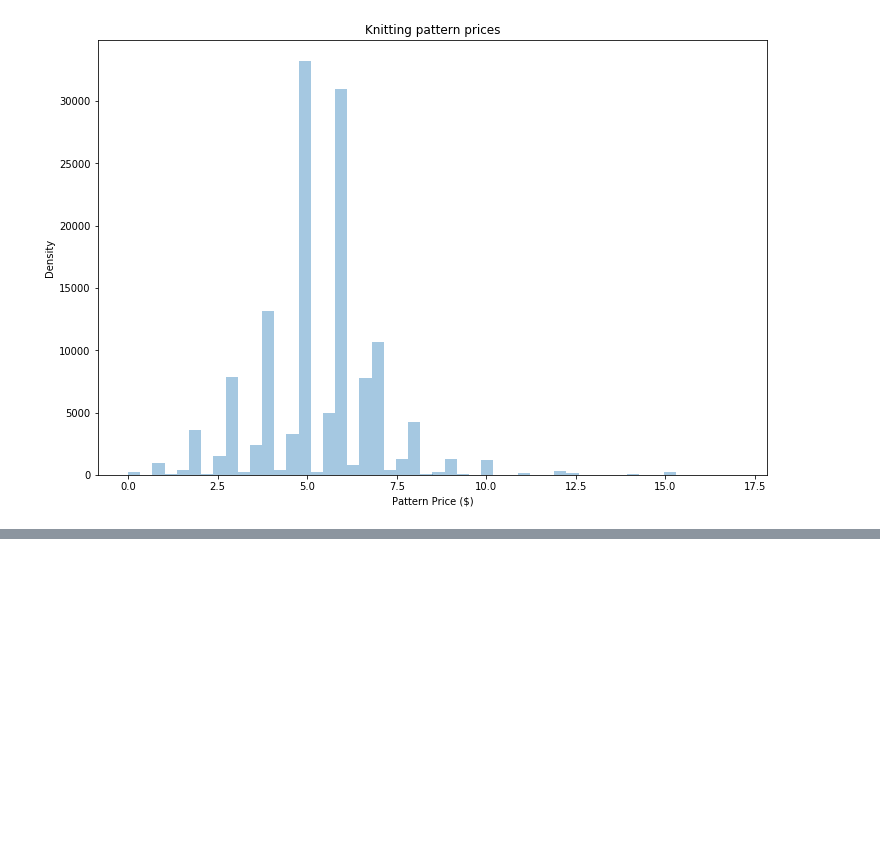
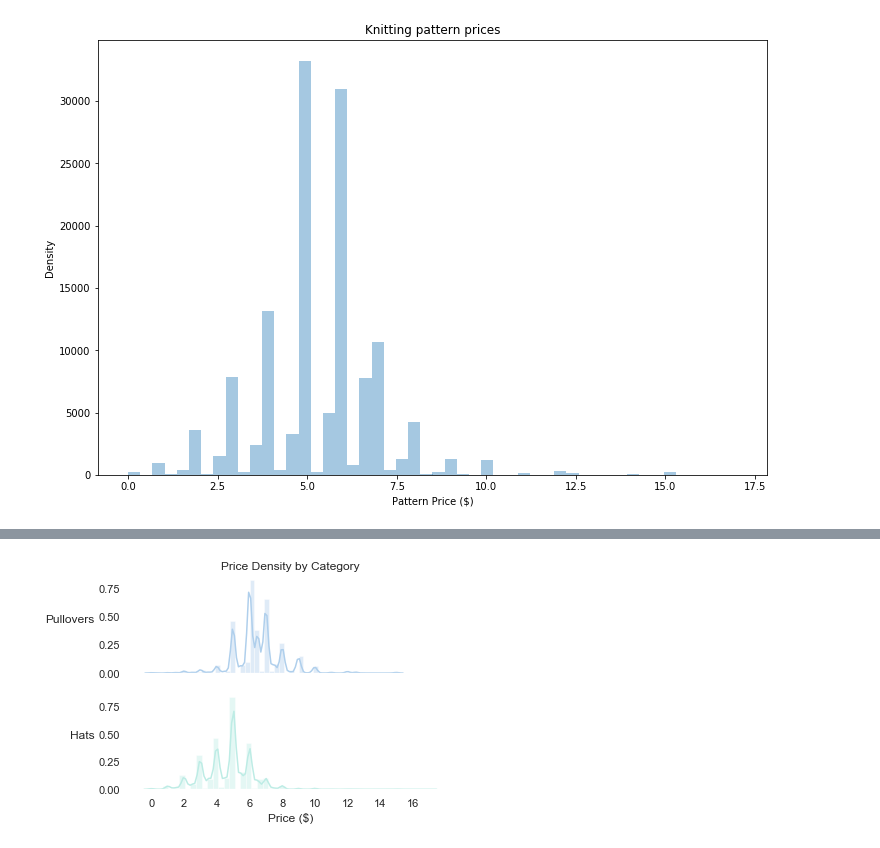
Before and after one commit to jweinreb-zz/knitpick, a Jupyter notebook: demo EDA.ipynb, the cells around one changed output, grey strips where cells are left out. Cells and saved outputs as stored; diff of their text form; code cells hidden in the pictures; blank space fills up the shorter version.

```diff
--- a/demo EDA.ipynb
+++ b/demo EDA.ipynb
@@ -271,0 +296,22 @@ fig.savefig('average_prices.png')
+# %%
+sns.set(rc={'axes.facecolor':'white', 'figure.facecolor':'white', 'axes.grid' : False,})
+pal = sns.color_palette(['#afcfec'])
+fig, (ax1, ax2) = plt.subplots(nrows=2, sharex=True)
+plt.gcf().subplots_adjust(left=0.2)
+sns.distplot(df2.price[df2.pattern_type=='pullover'], color='#afcfec', ax=ax1)
+sns.distplot(df2.price[df2.pattern_type=='hat'], color='#bdece5', ax=ax2)
+ax1.set_xlabel('')
+ax1.set_xticks(np.arange(0, 18, 2))
+ax2.set_xlabel('Price ($)')
+ax1.set_title('Price Density by Category')
+ax2.set_xticks(np.arange(0, 18, 2))
+h = ax1.set_ylabel('Pullovers')
+h.set_rotation(0)
+h.set_ha('right')
+h = ax2.set_ylabel('Hats')
+h.set_rotation(0)
+h.set_ha('right')
+fig.tight_layout()
+fig.savefig('prices_by_cat.png')
+# %% [output]
+[figure, added]
```
Also changed, not shown: parts of 21 cells of this notebook.
